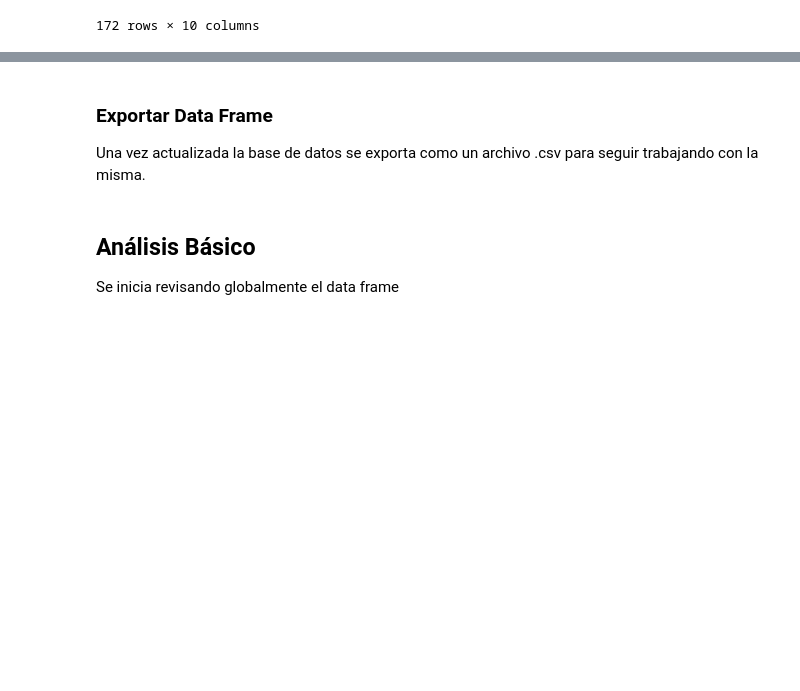
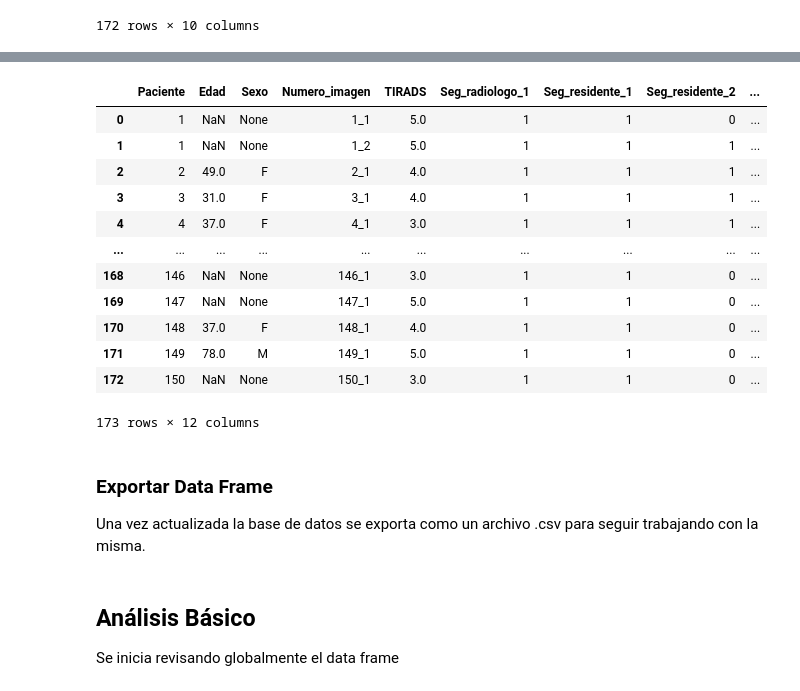
Before and after one commit to Dezarti/nodulos_tiroideos, a Jupyter notebook: 1_exploracion_datos.ipynb, the cells around one changed output, grey strips where cells are left out. Drawn from its saved outputs; the diff is of its cells as text; code cells hidden in the pictures; blank space fills up the shorter version.

```diff
--- a/1_exploracion_datos.ipynb
+++ b/1_exploracion_datos.ipynb
@@ -460,7 +469,7 @@ def cargar_excel_a_dataframe(ruta_archivo):
         return None
 
 # Ruta al archivo de Excel
-ruta_archivo = 'db_unal/originals/DDTI_V2/RadiologistSegmentations/clasificación.xlsx'
+ruta_archivo = 'db_unal/originals/DDTI_V2/RadiologistSegmentations/Segmentations_1/clasificación.xlsx'
 
 # Cargar el archivo de Excel en un DataFrame
 df_DDTI_V2 = cargar_excel_a_dataframe(ruta_archivo)
@@ -591,14 +600,11 @@ df_actualizado.loc[len(df_actualizado)] = ['114_2',
 # Ordenar valores por la columna 'Paciente'
 df_actualizado = df_actualizado.sort_values('Paciente', ascending=True)
 
+# Cambiar valores 'u' por None en la columna 'Sexo'
+df_actualizado['Sexo'] = df_actualizado['Sexo'].replace('u', None)
+
+# Cambiar valores 'non' por None en la columna 'Calcificaciones'
+df_actualizado['Calcificaciones'] = df_actualizado['Calcificaciones'].replace('non', None)
+
 # Ahora reiniciar los índices del DataFrame reordenado
 df_actualizado = df_actualizado.reset_index(drop=True)
-
-# Definir el nuevo orden de las columnas
-nuevo_orden = ['Paciente', 'Edad', 'Sexo', 'Numero_imagen', 'TIRADS', 'Segmentacion', 'Composicion', 'Ecogenicidad', 'Margenes', 'Calcificaciones']
-
-# Reorganizar las columnas usando el nuevo orden
-df_actualizado = df_actualizado[nuevo_orden]
-
-# Verificar los cambios
-df_actualizado
@@ -619,3 +613,66 @@ df_actualizado
+# %%
+import pandas as pd
+import os
+
+# Eliminar la columna 'Segmentacion'
+df_actualizado.drop('Segmentacion', axis=1, inplace=True)
+
+# Añadir tres nuevas columnas inicializadas con cero
+df_actualizado['Seg_radiologo_1'] = 0
+df_actualizado['Seg_residente_1'] = 0
+df_actualizado['Seg_residente_2'] = 0
+
+# Rutas a las carpetas con los archivos .nii
+path_radiologo_1 = 'db_unal/originals/DDTI_V2/RadiologistSegmentations/Segmentations_1'
+path_residente_1 = 'db_unal/originals/DDTI_V2/ResidentSegmentations/Segmentations_1'
+path_residente_2 = 'db_unal/originals/DDTI_V2/ResidentSegmentations/Segmentations_2'
+
+# Verificar la existencia de los archivos .nii y actualizar las columnas correspondientes
+for index, row in df_actualizado.iterrows():
+    # Crear los nombres de archivo .nii basados en 'Numero_imagen'
+    file_name = row['Numero_imagen'] + '.nii'
+
+    # Verificar cada carpeta y actualizar la columna correspondiente si el archivo existe
+    if os.path.exists(os.path.join(path_radiologo_1, file_name)):
+        df_actualizado.at[index, 'Seg_radiologo_1'] = 1
+    if os.path.exists(os.path.join(path_residente_1, file_name)):
+        df_actualizado.at[index, 'Seg_residente_1'] = 1
+    if os.path.exists(os.path.join(path_residente_2, file_name)):
+        df_actualizado.at[index, 'Seg_residente_2'] = 1
+
+# Definir el nuevo orden de las columnas
+nuevo_orden = ['Paciente',
+               'Edad',
+               'Sexo',
+               'Numero_imagen',
+               'TIRADS',
+               'Seg_radiologo_1',
+               'Seg_residente_1',
+               'Seg_residente_2',
+               'Composicion',
+               'Ecogenicidad',
+               'Margenes',
+               'Calcificaciones']
+
+# Reorganizar las columnas usando el nuevo orden
+df_actualizado = df_actualizado[nuevo_orden]
+
+# Verificar los cambios
+df_actualizado
+# %% [output]
+|  | Paciente | Edad | Sexo | Numero_imagen | TIRADS | Seg_radiologo_1 | Seg_residente_1 | Seg_residente_2 | ... |
+| 0 | 1 | NaN | None | 1_1 | 5.0 | 1 | 1 | 0 | ... |
+| 1 | 1 | NaN | None | 1_2 | 5.0 | 1 | 1 | 1 | ... |
+| 2 | 2 | 49.0 | F | 2_1 | 4.0 | 1 | 1 | 1 | ... |
+| 3 | 3 | 31.0 | F | 3_1 | 4.0 | 1 | 1 | 1 | ... |
+| 4 | 4 | 37.0 | F | 4_1 | 3.0 | 1 | 1 | 1 | ... |
+| ... | ... | ... | ... | ... | ... | ... | ... | ... | ... |
+| 168 | 146 | NaN | None | 146_1 | 3.0 | 1 | 1 | 0 | ... |
+| 169 | 147 | NaN | None | 147_1 | 5.0 | 1 | 1 | 0 | ... |
+| 170 | 148 | 37.0 | F | 148_1 | 4.0 | 1 | 1 | 0 | ... |
+| 171 | 149 | 78.0 | M | 149_1 | 5.0 | 1 | 1 | 0 | ... |
+| 172 | 150 | NaN | None | 150_1 | 3.0 | 1 | 1 | 0 | ... |
+173 rows × 12 columns
 # %% [markdown]
 ### Exportar Data Frame
 
```
Also changed, not shown: parts of 31 cells of this notebook, 1 other file.
